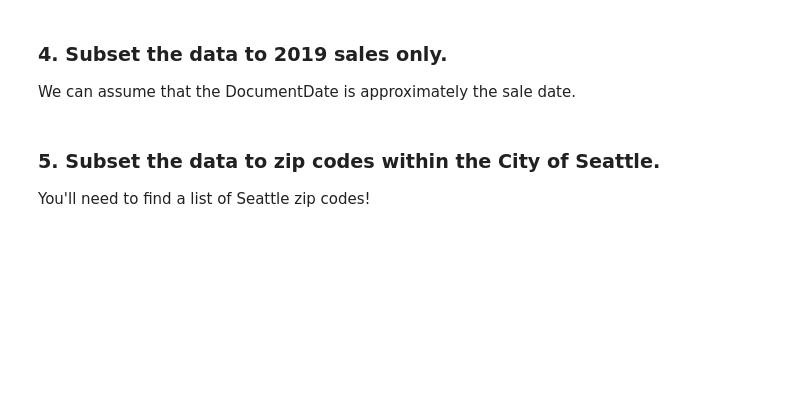
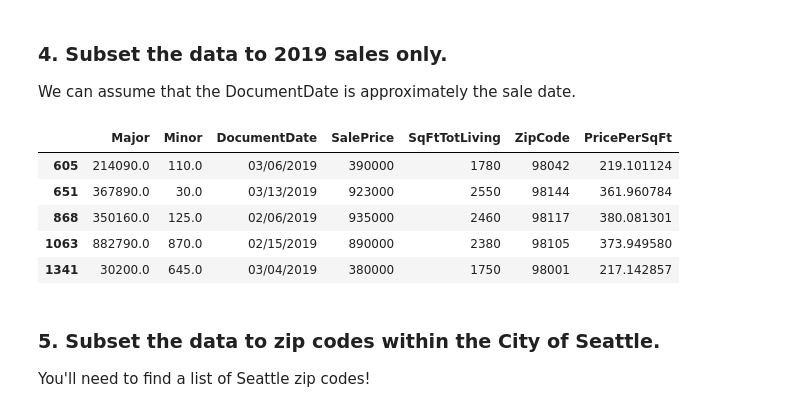
Before and after one commit to sherzyang/pandas-3-data-cleaning-seattle-ds-career-040119, a Jupyter notebook: pandas-3-data-cleaning.ipynb, the cells around one changed output. Drawn from its saved outputs; the diff is of its cells as text; code cells hidden in the pictures; blank space fills up the shorter version.

```diff
--- a/pandas-3-data-cleaning.ipynb
+++ b/pandas-3-data-cleaning.ipynb
@@ -334,3 +428,24 @@ Before.head()
+# %%
+#Testing to get one year value from the DocumentDate series
+dates = sales_data.loc[:,"DocumentDate"]
+type(dates[0][-4:])
+
+#create a function to find all the dates that end in the year 2019
+def newest_data(date):
+    return date.endswith('2019')
+
+#apply the function to the location, column Document Date in the sales data dataframe
+sales_data_2019 = sales_data.loc[sales_data['DocumentDate'].apply(newest_data), : ]
+
+#see a sample of results
+sales_data_2019.head()
+# %% [output]
+|  | Major | Minor | DocumentDate | SalePrice | SqFtTotLiving | ZipCode | PricePerSqFt |
+| 605 | 214090.0 | 110.0 | 03/06/2019 | 390000 | 1780 | 98042 | 219.101124 |
+| 651 | 367890.0 | 30.0 | 03/13/2019 | 923000 | 2550 | 98144 | 361.960784 |
+| 868 | 350160.0 | 125.0 | 02/06/2019 | 935000 | 2460 | 98117 | 380.081301 |
+| 1063 | 882790.0 | 870.0 | 02/15/2019 | 890000 | 2380 | 98105 | 373.949580 |
+| 1341 | 30200.0 | 645.0 | 03/04/2019 | 380000 | 1750 | 98001 | 217.142857 |
 # %% [markdown]
 ### 5. Subset the data to zip codes within the City of Seattle.
 
```
Also changed, not shown: parts of 16 cells of this notebook.
